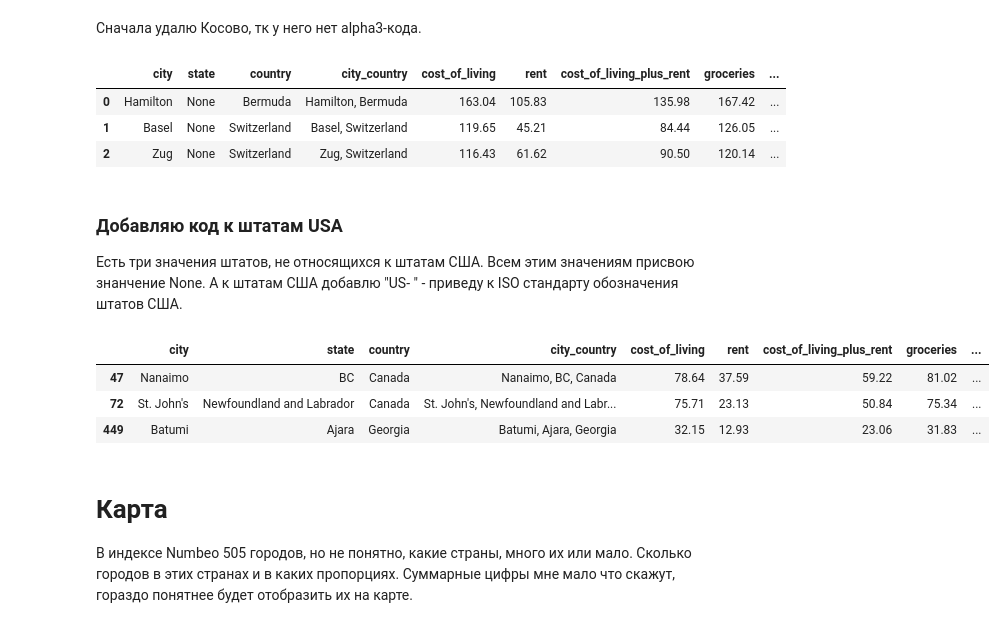
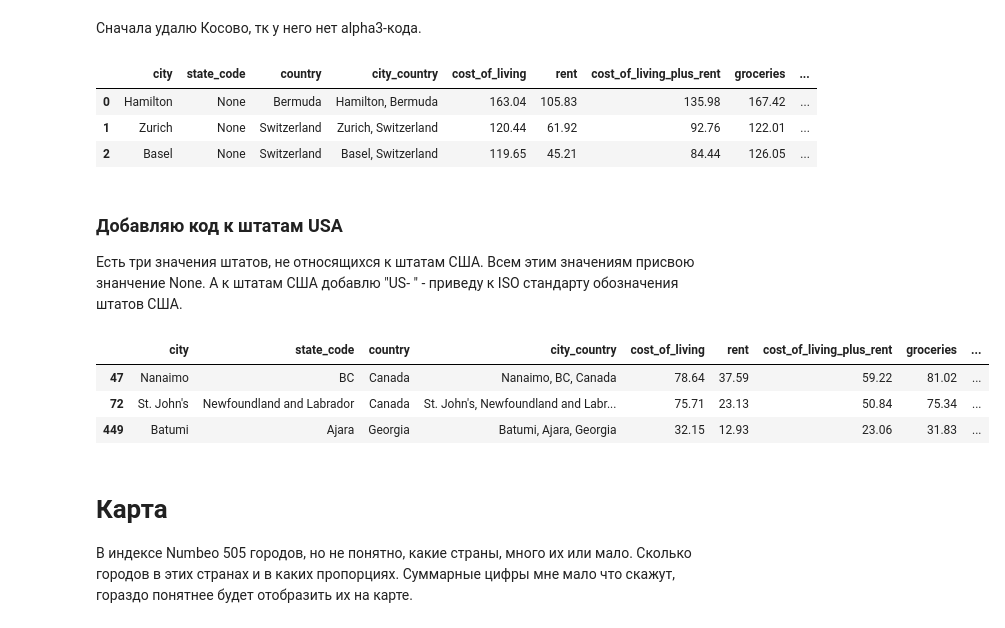
Before and after one commit to denis-k2/numbeo, a Jupyter notebook: scripts/1.analysis.ipynb, the cells around one changed output. Saved outputs shown, nothing was run; the diff lists cells and outputs as text; code cells hidden in the pictures.

Commit message:
add state_name and to_pickle file

```diff
--- a/scripts/1.analysis.ipynb
+++ b/scripts/1.analysis.ipynb
@@ -109,7 +109,7 @@ split_table1 = df['city_country'].str.rsplit(', ', n=1, expand=True)
 split_table1.columns=['city_state', 'country']
 
 split_table2 = split_table1['city_state'].str.split(', ', n=1, expand=True)
-split_table2.columns=['city', 'state']
+split_table2.columns=['city', 'state_code']
 
 df = pd.concat([split_table2, split_table1['country'], df],axis=1)
 
@@ -130,19 +130,19 @@ df = df.merge(new_df, how='left', on='country')
 #df['country_code'] = df.apply(lambda row: coco.convert(names=row.country, to='ISO3') , axis = 1) - можно в одну строчку, но дольше в 4 раза
 df.head(3)
 # %% [output]
-|  | city | state | country | city_country | cost_of_living | rent | cost_of_living_plus_rent | groceries | ... |
+|  | city | state_code | country | city_country | cost_of_living | rent | cost_of_living_plus_rent | groceries | ... |
 | 0 | Hamilton | None | Bermuda | Hamilton, Bermuda | 163.04 | 105.83 | 135.98 | 167.42 | ... |
-| 1 | Basel | None | Switzerland | Basel, Switzerland | 119.65 | 45.21 | 84.44 | 126.05 | ... |
-| 2 | Zug | None | Switzerland | Zug, Switzerland | 116.43 | 61.62 | 90.50 | 120.14 | ... |
+| 1 | Zurich | None | Switzerland | Zurich, Switzerland | 120.44 | 61.92 | 92.76 | 122.01 | ... |
+| 2 | Basel | None | Switzerland | Basel, Switzerland | 119.65 | 45.21 | 84.44 | 126.05 | ... |
 # %% [markdown]
 ### Добавляю код к штатам USA
 Есть три значения штатов, не относящихся к штатам США.
 Всем этим значениям присвою знанчение None.
 А к штатам США добавлю "US- " - приведу к ISO стандарту обозначения штатов США.
 # %%
-df[df['state'].notnull() & (df['country'] != "United States")]
+df[df['state_code'].notnull() & (df['country'] != "United States")]
 # %% [output]
-|  | city | state | country | city_country | cost_of_living | rent | cost_of_living_plus_rent | groceries | ... |
+|  | city | state_code | country | city_country | cost_of_living | rent | cost_of_living_plus_rent | groceries | ... |
 | 47 | Nanaimo | BC | Canada | Nanaimo, BC, Canada | 78.64 | 37.59 | 59.22 | 81.02 | ... |
 | 72 | St. John's | Newfoundland and Labrador | Canada | St. John's, Newfoundland and Labr... | 75.71 | 23.13 | 50.84 | 75.34 | ... |
 | 449 | Batumi | Ajara | Georgia | Batumi, Ajara, Georgia | 32.15 | 12.93 | 23.06 | 31.83 | ... |
```
Also changed, not shown: parts of 7 cells of this notebook.
